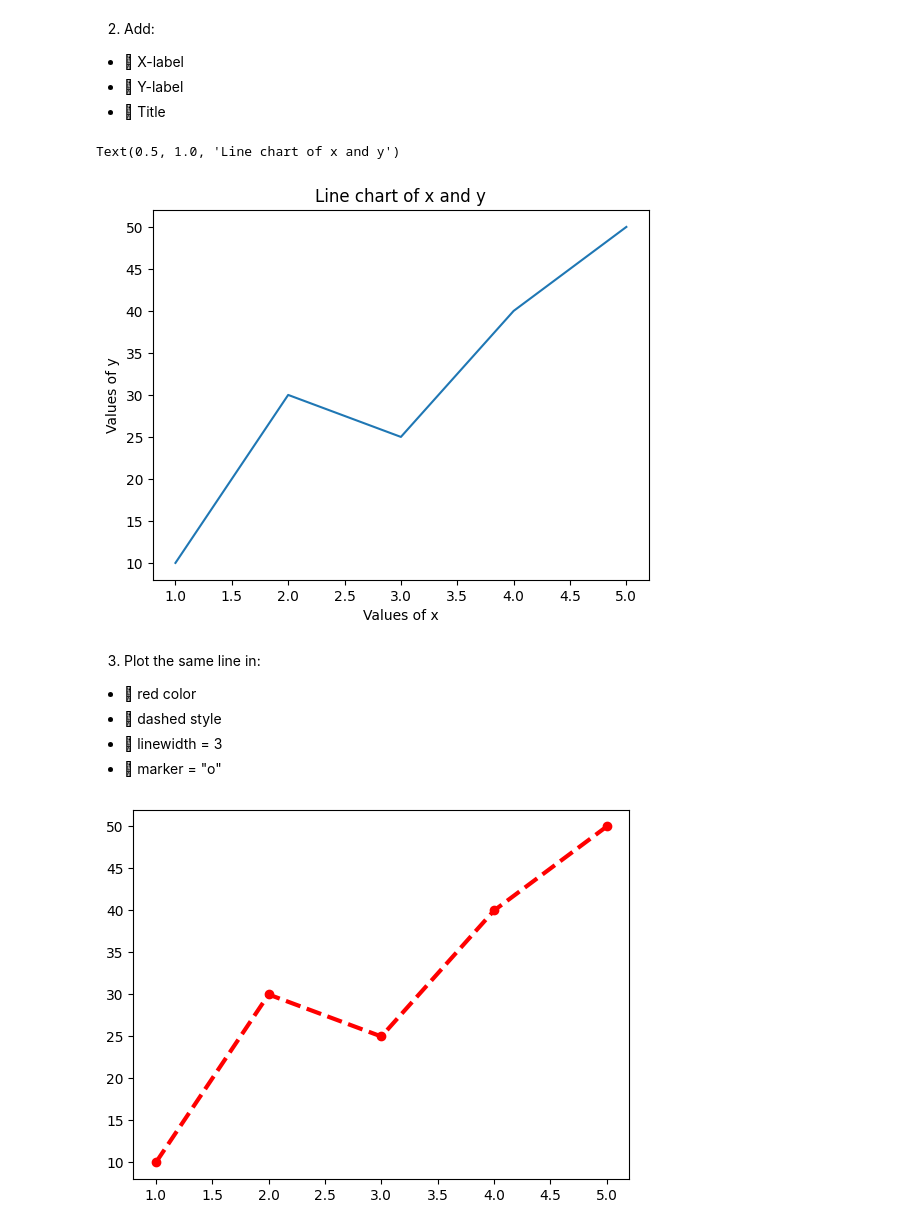
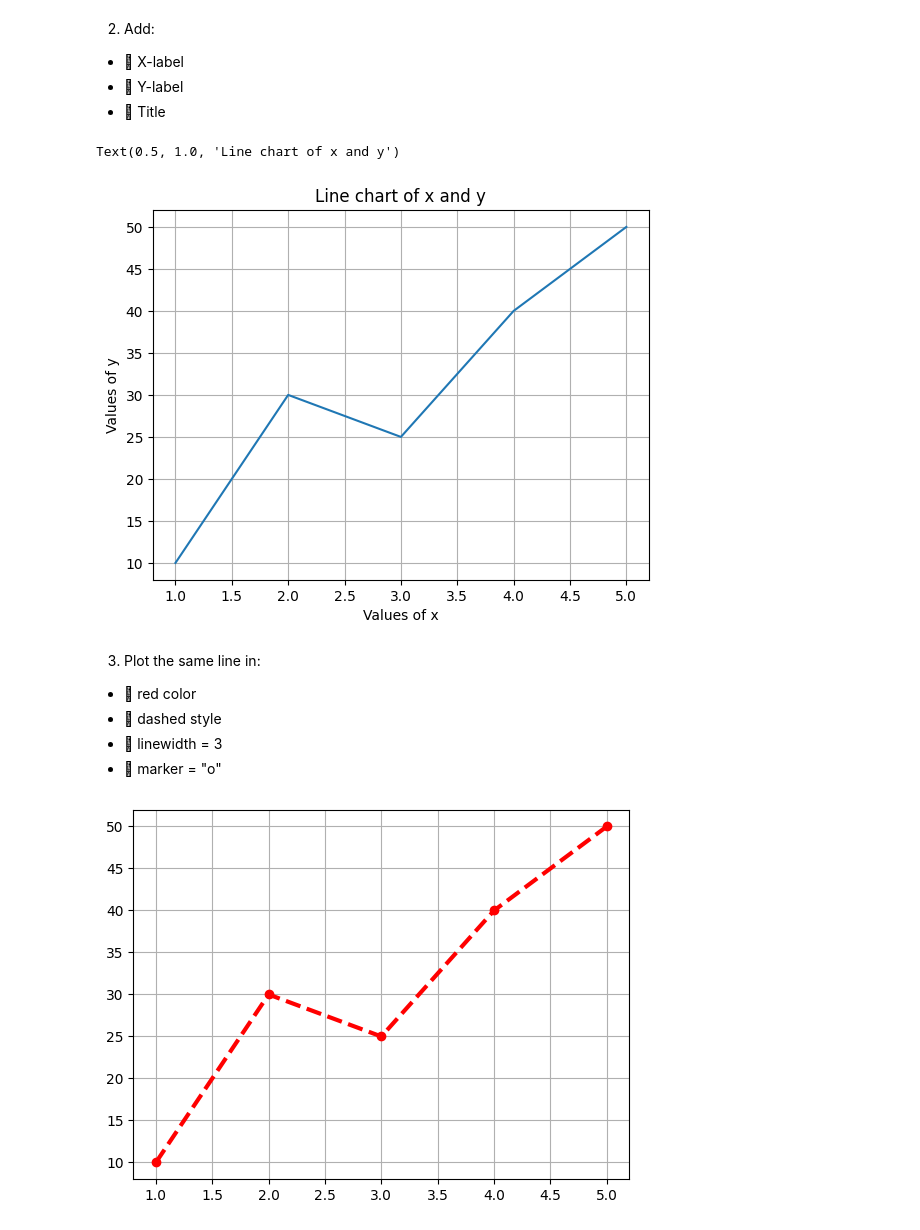
Before and after one commit to sagarnbeedi-analytics/data-analytics-portfolio, a Jupyter notebook: PYTHON/practicing_python_libraries/python_files/matplotlib.ipynb, the cells around one changed output. Saved outputs shown, nothing was run; the diff lists cells and outputs as text; code cells hidden in the pictures.

```diff
--- a/PYTHON/practicing_python_libraries/python_files/matplotlib.ipynb
+++ b/PYTHON/practicing_python_libraries/python_files/matplotlib.ipynb
@@ -29,13 +31,14 @@ p=plt.plot(x,y)
 # %%
 x=[1,2,3,4,5]
 y=[10,30,25,40,50]
-p=plt.plot(x,y)
+plt.plot(x,y)
+plt.grid()
 plt.xlabel("Values of x")
 plt.ylabel("Values of y")
 plt.title("Line chart of x and y")
 # %% [output]
 Text(0.5, 1.0, 'Line chart of x and y')
-[figure, old version]
+[figure, new version]
 # %% [markdown]
 3. Plot the same line in:
 -  red color
@@ -45,13 +48,14 @@ Text(0.5, 1.0, 'Line chart of x and y')
 # %%
 x=[1,2,3,4,5]
 y=[10,30,25,40,50]
 p=plt.plot(
     x,
     y,
     color="Red",
     linestyle="dashed",
     linewidth=3,
     marker="o"
 )
+plt.grid()
 # %% [output]
-[figure, old version]
+[figure, new version]
```
Also changed, not shown: parts of 14 cells of this notebook.
